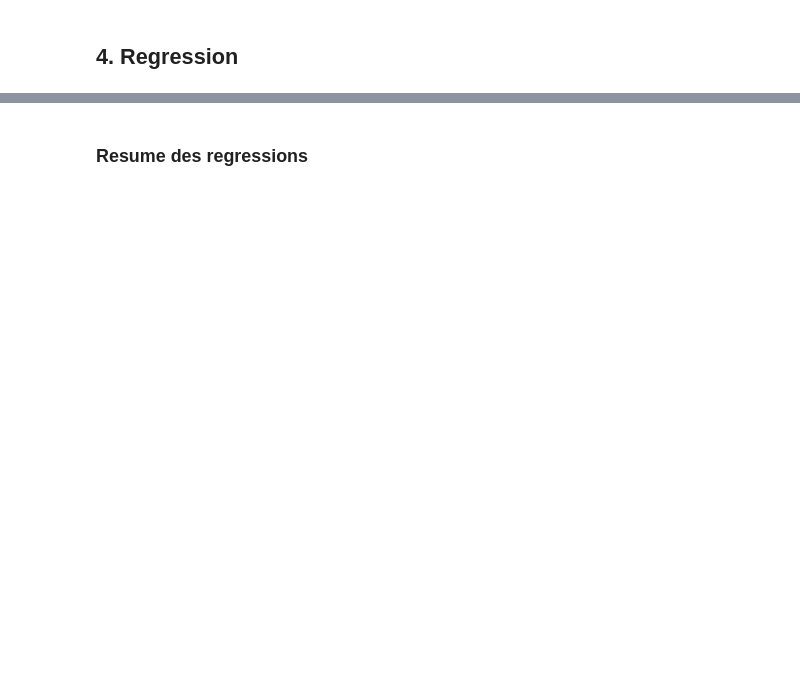
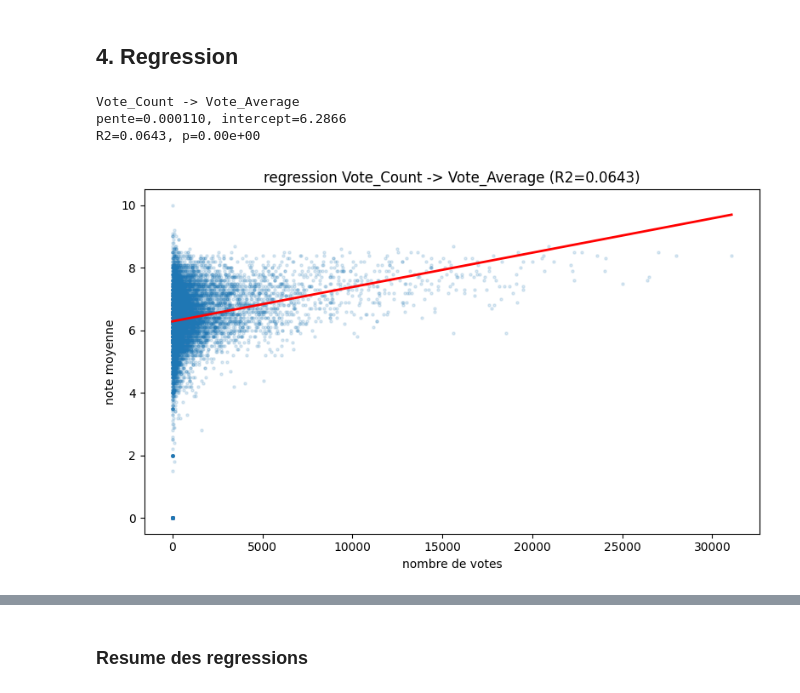
Before and after one commit to Dylan801/8PRO408, a Jupyter notebook: notebook.ipynb, the cells around one changed output, grey strips where cells are left out. Drawn from its saved outputs; the diff is of its cells as text; code cells hidden in the pictures; blank space fills up the shorter version.

```diff
--- a/notebook.ipynb
+++ b/notebook.ipynb
@@ -10,3 +4,24 @@ ModuleNotFoundError: No module named 'scipy'
+# %%
+import numpy as np
+import pandas as pd
+import matplotlib.pyplot as plt
+
+def linregress_np(x, y):
+    """Remplace scipy.stats.linregress : pente, intercept, r, p, std_err."""
+    x = np.asarray(x, float); y = np.asarray(y, float)
+    n = len(x)
+    slope, intercept = np.polyfit(x, y, 1)
+    r = np.corrcoef(x, y)[0, 1]
+    # p-value (test t bilateral sur la pente)
+    from math import erf, sqrt
+    if n > 2 and abs(r) < 1:
+        t = r * sqrt((n - 2) / (1 - r**2))
+        # approximation normale de la p-value (suffisant pour de gros n)
+        p = 2 * (1 - 0.5 * (1 + erf(abs(t) / sqrt(2))))
+    else:
+        t, p = float("nan"), float("nan")
+    std_err = slope / t if t else float("nan")
+    return slope, intercept, r, p, std_err
 # %% [markdown]
 ## 1. Chargement et nettoyage
 # %%
@@ -166,23 +254,28 @@ print(f"correlation : {r:.4f}")
 # %%
 # regression lineaire : Vote_Count -> Vote_Average
 clean = df.dropna(subset=["Vote_Count", "Vote_Average"])
 x = clean["Vote_Count"].values
 y = clean["Vote_Average"].values
 
-slope, intercept, r_value, p_value, std_err = stats.linregress(x, y)
+slope, intercept, r_value, p_value, std_err = linregress_np(x, y)
 print(f"Vote_Count -> Vote_Average")
 print(f"pente={slope:.6f}, intercept={intercept:.4f}")
 print(f"R2={r_value**2:.4f}, p={p_value:.2e}")
 
 fig, ax = plt.subplots(figsize=(8, 5))
 ax.scatter(x, y, alpha=0.15, s=5)
 x_line = np.linspace(x.min(), x.max(), 100)
 ax.plot(x_line, slope * x_line + intercept, color="red", linewidth=2)
 ax.set_xlabel("nombre de votes")
 ax.set_ylabel("note moyenne")
 ax.set_title(f"regression Vote_Count -> Vote_Average (R2={r_value**2:.4f})")
 plt.tight_layout()
 plt.show()
+# %% [output]
+Vote_Count -> Vote_Average
+pente=0.000110, intercept=6.2866
+R2=0.0643, p=0.00e+00
+[figure, added]
 # %%
 # regression : Popularity -> Vote_Average
 clean = df.dropna(subset=["Popularity", "Vote_Average"])
```
Also changed, not shown: parts of 41 cells of this notebook, 2 other files.
